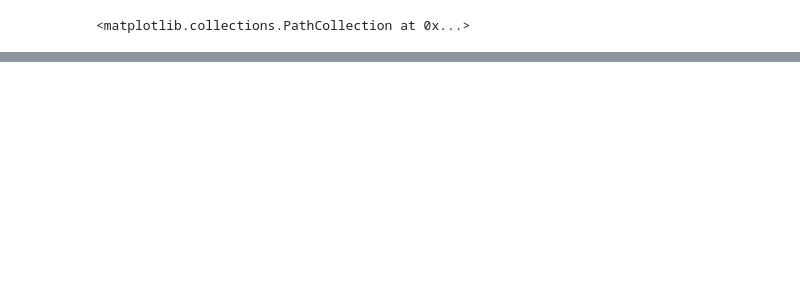
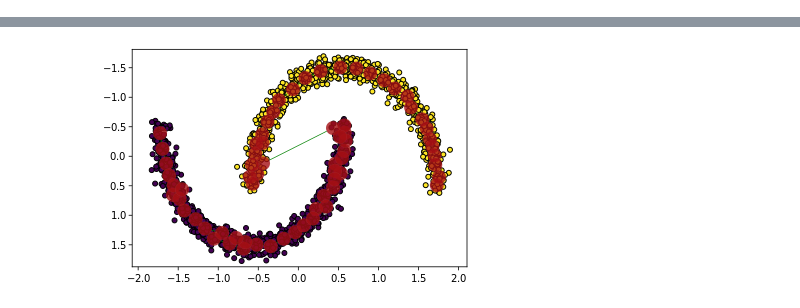
Before and after one commit to nhabbash/con-rl, a Jupyter notebook: notebook.ipynb, the cells around one changed output, grey strips where cells are left out. Drawn from its saved outputs; the diff is of its cells as text; code cells hidden in the pictures; blank space fills up the shorter version.

```diff
--- a/notebook.ipynb
+++ b/notebook.ipynb
@@ -12,38 +16,15 @@ import matplotlib.pyplot as plt
 plt.switch_backend("cairo")
 # %%
 n_samples = 2000
-X, y = datasets.make_blobs(n_samples=n_samples, random_state=8)
-#data = datasets.make_moons(n_samples=n_samples, noise=.05)
+#X, y = datasets.make_blobs(n_samples=n_samples, random_state=8)
+X, y = datasets.make_moons(n_samples=n_samples, noise=.05)
 #data = datasets.make_circles(n_samples=n_samples, factor=.5, noise=.05)
 
 X = StandardScaler().fit_transform(X)
 # %%
-#gngu = GNGU(e_w=0.1, e_n=0.006, max_age=10, l=200, a=0.5, b=0.995)
+#gngu = GrowingNeuralGas()
+gngu = GrowingNeuralGas(e_w=0.1, e_n=0.006, max_age=50, l=10, a=0.5, b=0.995)
+
+for j in range(10):
+    for i in range(n_samples):
+        gngu.fit(X[i])
-# %%
-gngu = GNGU()
-gngu.fit(X[0])
-gngu.fit(X[1])
-gngu.fit(X[2])
-
-s = X[3]
-if len(gngu.g.get_vertices()) < 2:
-    gngu._add_init_node(s)
-else:
-    winner, second = gngu._update_winner(s)
-
-
-    neighbors = gngu.g.get_all_neighbors(winner)
-    all_pos = gngu.g.vp.pos.get_2d_array([0, 1])
-    '''
-    print(all_pos)
-
-    gngu._adapt_neighborhood(winner, second, s)
-    gngu._prune_edges()
-    highest_error_node = gngu._prune_nodes()
-    gngu._add_node(highest_error_node)
-    gngu._discount()
-    '''
-# %%
-gngu = GNGU()
-for i in range(n_samples):
-    gngu.fit(X[i], debug=True)
@@ -77,4 +31,6 @@ plt.show()
-# %%
-plt.scatter(X[:, 0], X[:, 1], marker='o', c=y, s=25, edgecolor='k')
-# %% [output]
-<matplotlib.collections.PathCollection at 0x...>
+# %%
+fig, ax = plt.subplots()
+
+plt.scatter(X[:, 0], X[:, 1], marker='o', c=y, s=25, edgecolor='k', zorder=-2)
+gt.graph_draw(gngu.g, pos=gngu.g.vp.pos, output_size=(200, 200), edge_color="green", vertex_size=0.2, vertex_pen_width=0.001, edge_pen_width=0.01, mplfig=ax)
+# %% [output]
@@ -80,0 +38 @@ plt.scatter(X[:, 0], X[:, 1], marker='o', c=y, s=25, edgecolor='k')
+[figure, added]
```
Also changed, not shown: parts of 6 cells of this notebook, 2 other files.
